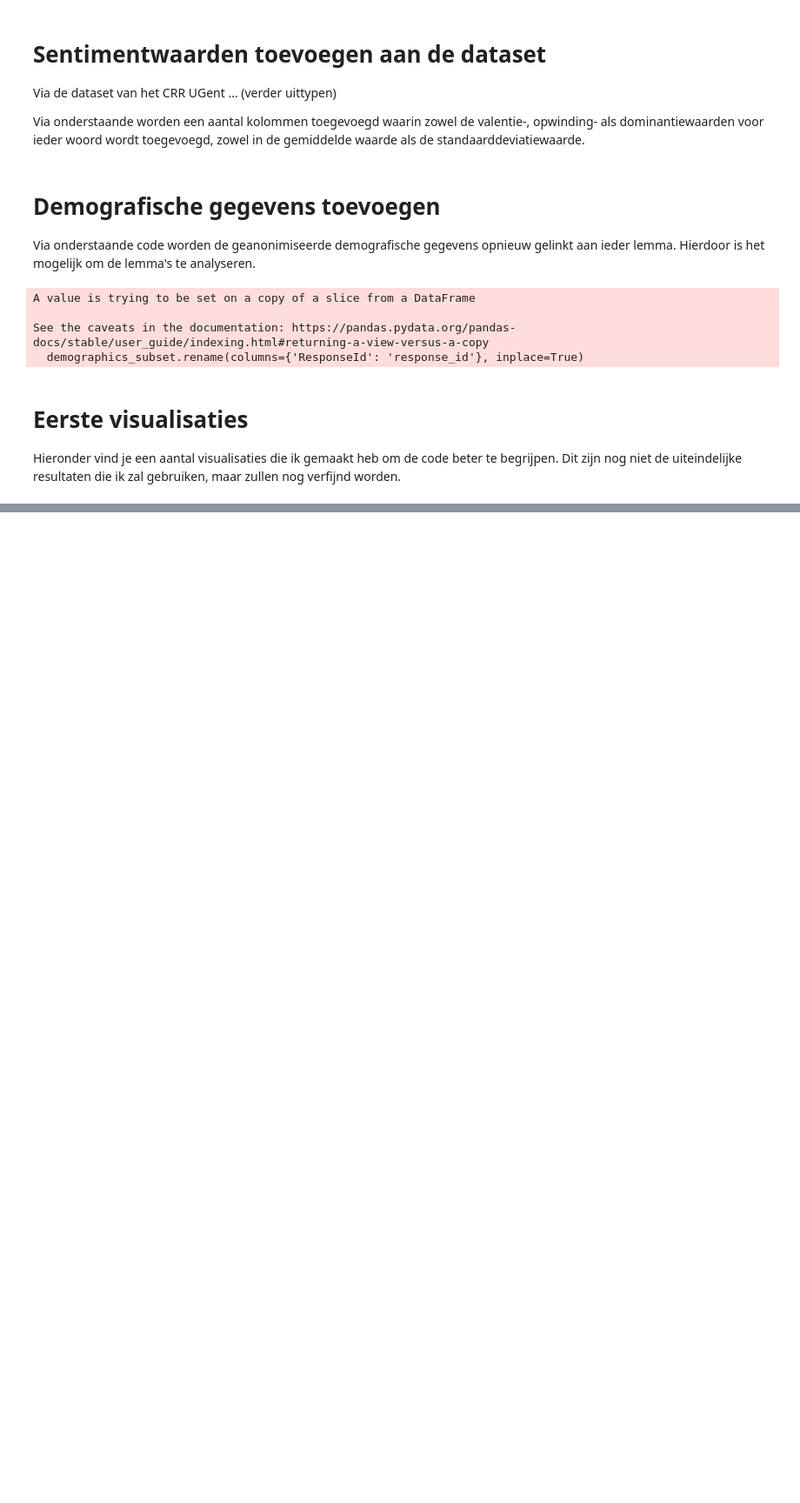
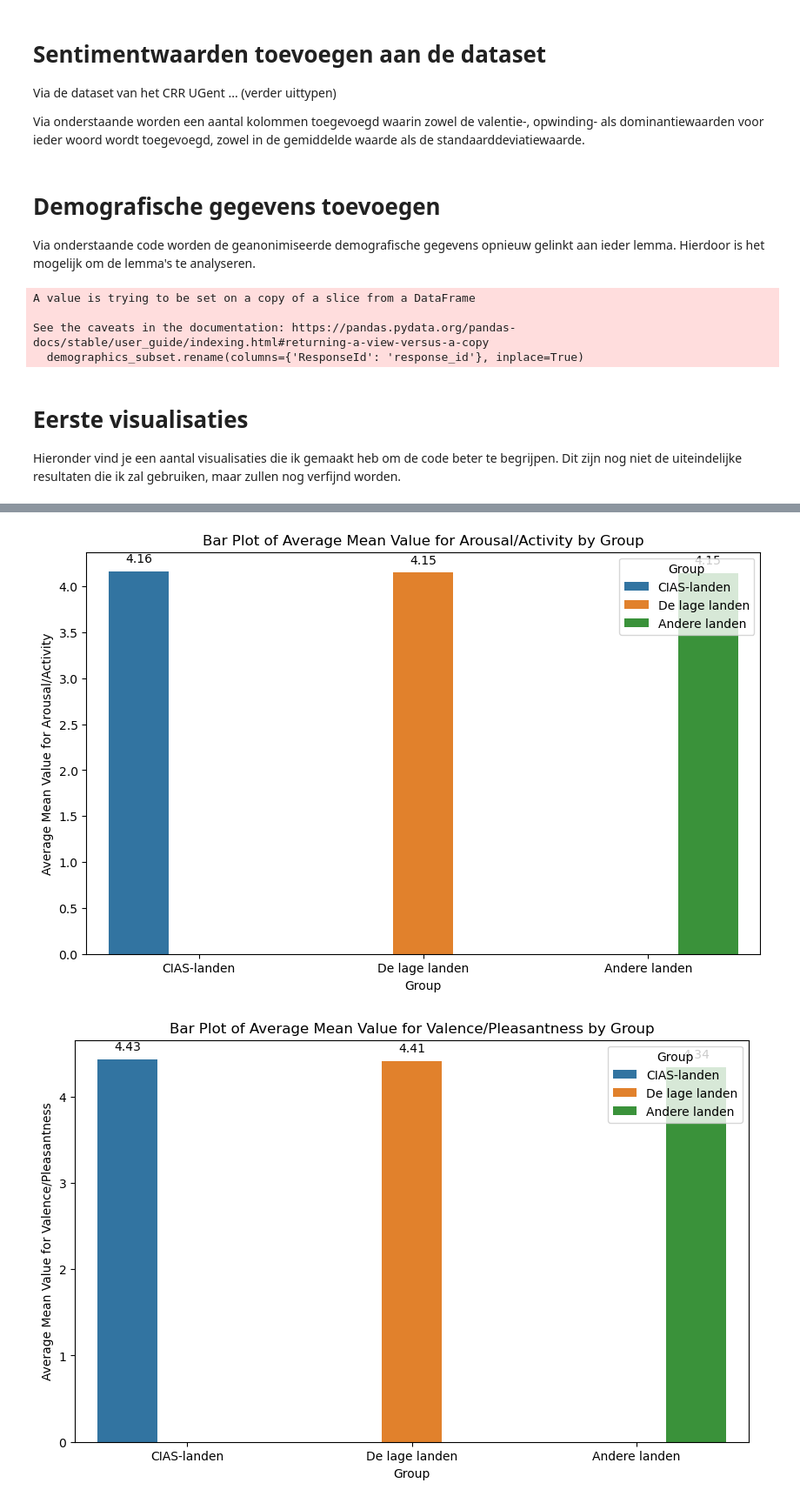
Before and after one commit to AntheSevenants/CanonComments, a Jupyter notebook: 1-tokenisation.ipynb, the cells around one changed output, grey strips where cells are left out. Shown at 87% size. Saved outputs shown, nothing was run; the diff lists cells and outputs as text; code cells hidden in the pictures; blank space fills up the shorter version.

```diff
--- a/1-tokenisation.ipynb
+++ b/1-tokenisation.ipynb
@@ -318,0 +319,38 @@ for wordnorm in wordnorms:
+# %%
+visual_df = merged_df_final.copy()
+
+wordnorms = ['M A', 'M V', 'M P']
+wordnormlabels = {
+    'M A': 'Mean Value for Arousal/Activity',
+    'M V': 'Mean Value for Valence/Pleasantness',
+    'M P': 'Mean Value for Power/Dominance'
+}
+
+visual_df.rename(columns={'QPERS_BIRTH_COUNTRY': 'Place of birth'}, inplace=True)
+
+grouping_dict = {
+    "De lage landen": ["België", "Nederland"],
+    "CIAS-landen": ["Curaçao", "Aruba", "Suriname", "Indonesië"]
+}
+
+visual_df['Group'] = visual_df['Place of birth'].apply(lambda x: next((group for group, countries in grouping_dict.items() if x in countries), 'Andere landen'))
+
+def plot_bar(data, x, y, title, xlabel, ylabel, hue):
+    plt.figure(figsize=(10,6))
+    barplot = sns.barplot(data=data, x=x, y=y, hue=hue)
+    plt.title(title)
+    plt.xlabel(xlabel)
+    plt.ylabel(ylabel)
+
+    for p in barplot.patches:
+        barplot.annotate(f'{p.get_height():.2f}', (p.get_x() + p.get_width() / 2., p.get_height()),
+                         ha='center', va='center', xytext=(0, 10), textcoords='offset points')
+
+for wordnorm in wordnorms:
+    label = wordnormlabels[wordnorm]
+    grouped_df = visual_df.groupby('Group')[wordnorm].mean().reset_index()
+    grouped_df = grouped_df.sort_values(by=wordnorm, ascending=False)
+    plot_bar(grouped_df, 'Group', wordnorm, f'Bar Plot of Average {label} by Group', 'Group', f'Average {label}', 'Group')
+# %% [output]
+[figure, added]
+[figure, added]
```
Also changed, not shown: parts of 8 cells of this notebook, 2 other files.
